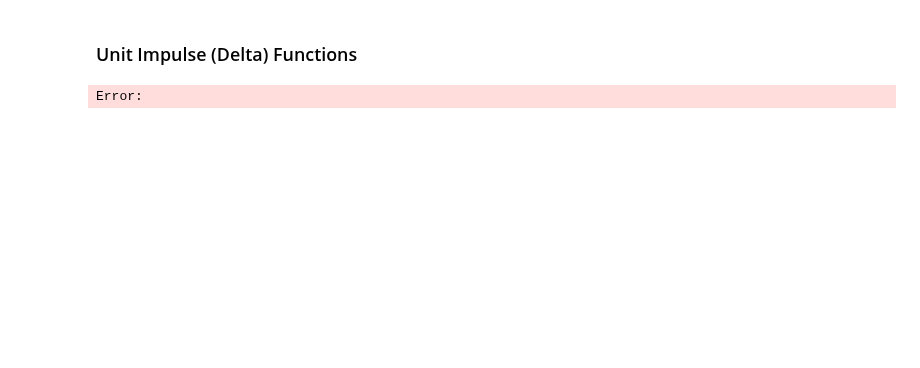
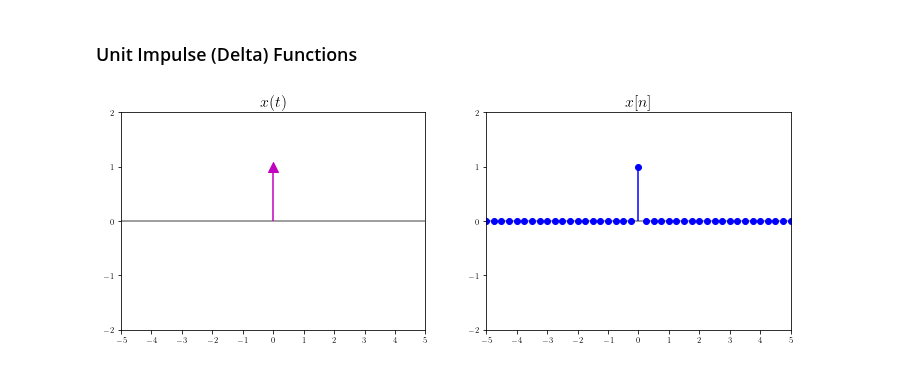
Before and after one commit to tmquan/ivcl, a Jupyter notebook: _sources/courses/dsp/signals.ipynb, the cells around one changed output. Cells and saved outputs as stored; diff of their text form; code cells hidden in the pictures; blank space fills up the shorter version.

```diff
--- a/_sources/courses/dsp/signals.ipynb
+++ b/_sources/courses/dsp/signals.ipynb
@@ -513,29 +508,29 @@ Error:
 # %%
 # HIDE/SHOW
 fig, ax = plt.subplots(
     1, 2,
     figsize=(12, 4),
     # tight_layout=True,
 )
 
 delta = sp.Piecewise(
     (1, sp.Equality(t, 0)),
     (0, sp.Or(sp.StrictLessThan(t, 0), sp.StrictGreaterThan(t, 0))),
 )
 
 # mpl_axes_stem(ax[0], sp.Equality(t, 0), (t, 0, 1, 1), linefmt='b', markerfmt='b^')
 # mpl_axes_plot(ax[0], sp.Equality(t, 0), (t, -40, 40), color='k', alpha=0.5)
-mpl_axes_stem(ax[0], delta, (t, -40, 40, 0.25), linefmt='b', markerfmt=' ')
-ax[0].scatter(0, 1, color='b', marker='^', s=100)
+mpl_axes_stem(ax[0], delta, (t, -40, 40, 0.25), linefmt='m', markerfmt=' ')
+ax[0].scatter(0, 1, color='m', marker='^', s=100)
 ax[0].set_xlim(-5, 5, 1)
 ax[0].set_ylim(-2, 2, 1)
 ax[0].set_title(r'$x(t)$', fontsize=16)
 
 mpl_axes_stem(ax[1], delta, (t, -40, 40, 0.25), linefmt='b', markerfmt='bo')
 ax[1].set_xlim(-5, 5, 1)
 ax[1].set_ylim(-2, 2, 1)
 ax[1].set_title(r'$x[n]$', fontsize=16)
 
 plt.show()
 # %% [output]
-Error:
+[figure, added]
```
Also changed, not shown: parts of 15 cells of this notebook, 39 other files.
